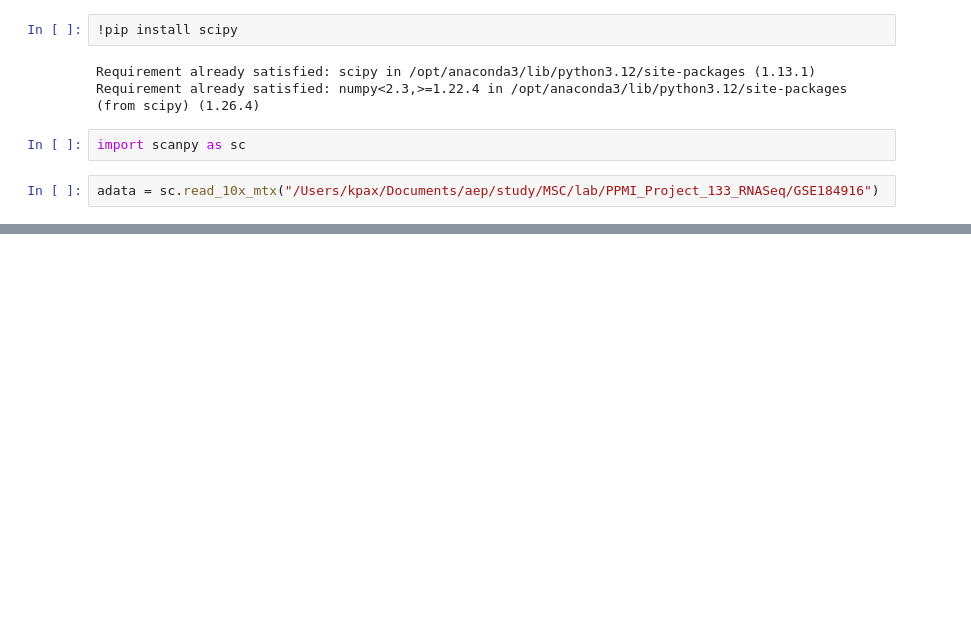
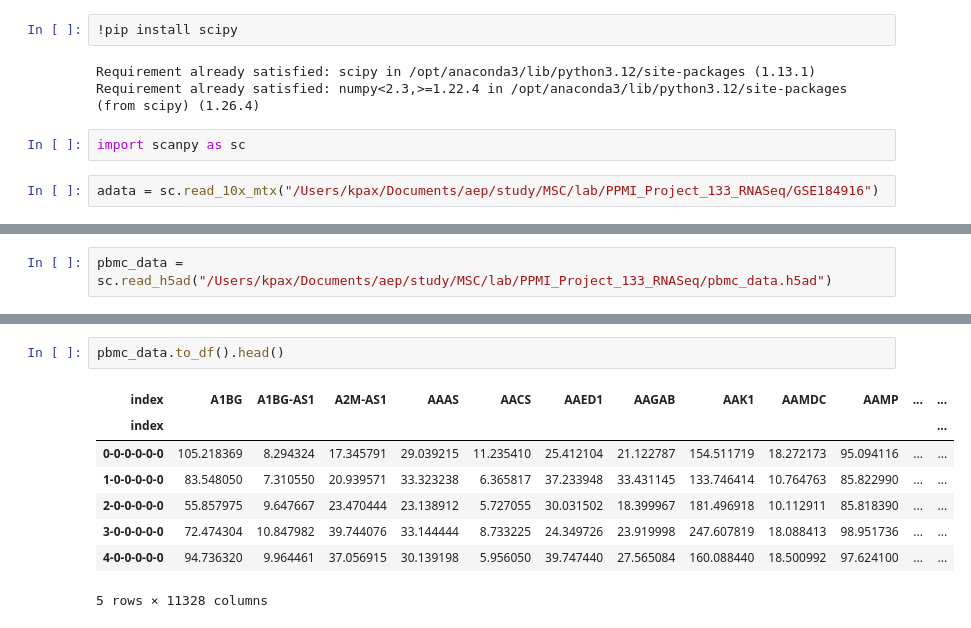
Before and after one commit to perpk/ppmi-wip, a Jupyter notebook: ppmi-wip.pre-deconvolution-scRNA-RBC.ipynb, the cells around one changed output, grey strips where cells are left out. Cells and saved outputs as stored; diff of their text form; blank space fills up the shorter version.

```diff
--- a/ppmi-wip.pre-deconvolution-scRNA-RBC.ipynb
+++ b/ppmi-wip.pre-deconvolution-scRNA-RBC.ipynb
@@ -40,0 +66,2 @@ ppmi_counts_df.iloc[:, :1000].to_csv("/Users/kpax/Documents/aep/study/MSC/lab/PP
+# %%
+pbmc_data = sc.read_h5ad("/Users/kpax/Documents/aep/study/MSC/lab/PPMI_Project_133_RNASeq/pbmc_data.h5ad")
@@ -40,0 +78,11 @@ ppmi_counts_df.iloc[:, :1000].to_csv("/Users/kpax/Documents/aep/study/MSC/lab/PP
+# %%
+pbmc_data.to_df().head()
+# %% [output]
+| index | A1BG | A1BG-AS1 | A2M-AS1 | AAAS | AACS | AAED1 | AAGAB | AAK1 | AAMDC | AAMP | ... | ... |
+| index |  |  |  |  |  |  |  |  |  |  |  | ... |
+| 0-0-0-0-0-0 | 105.218369 | 8.294324 | 17.345791 | 29.039215 | 11.235410 | 25.412104 | 21.122787 | 154.511719 | 18.272173 | 95.094116 | ... | ... |
+| 1-0-0-0-0-0 | 83.548050 | 7.310550 | 20.939571 | 33.323238 | 6.365817 | 37.233948 | 33.431145 | 133.746414 | 10.764763 | 85.822990 | ... | ... |
+| 2-0-0-0-0-0 | 55.857975 | 9.647667 | 23.470444 | 23.138912 | 5.727055 | 30.031502 | 18.399967 | 181.496918 | 10.112911 | 85.818390 | ... | ... |
+| 3-0-0-0-0-0 | 72.474304 | 10.847982 | 39.744076 | 33.144444 | 8.733225 | 24.349726 | 23.919998 | 247.607819 | 18.088413 | 98.951736 | ... | ... |
+| 4-0-0-0-0-0 | 94.736320 | 9.964461 | 37.056915 | 30.139198 | 5.956050 | 39.747440 | 27.565084 | 160.088440 | 18.500992 | 97.624100 | ... | ... |
+5 rows × 11328 columns
```
Also changed, not shown: parts of 19 cells of this notebook, 13 other files.
